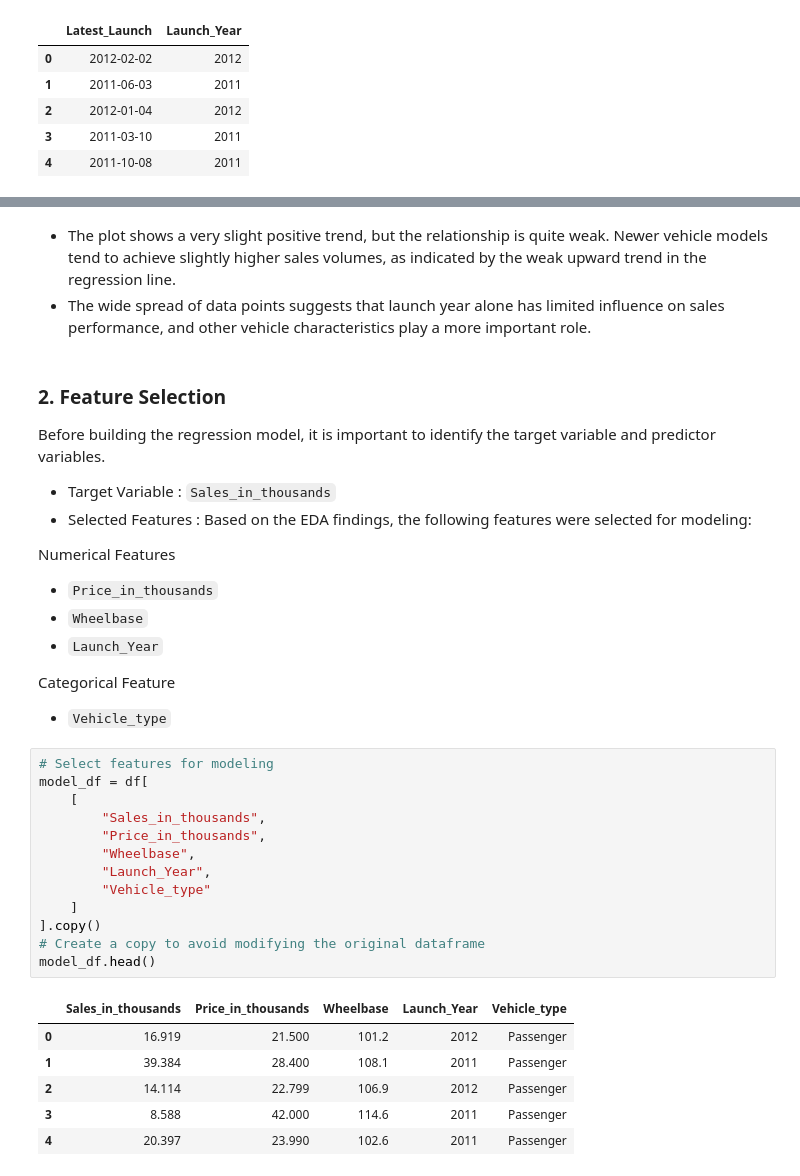
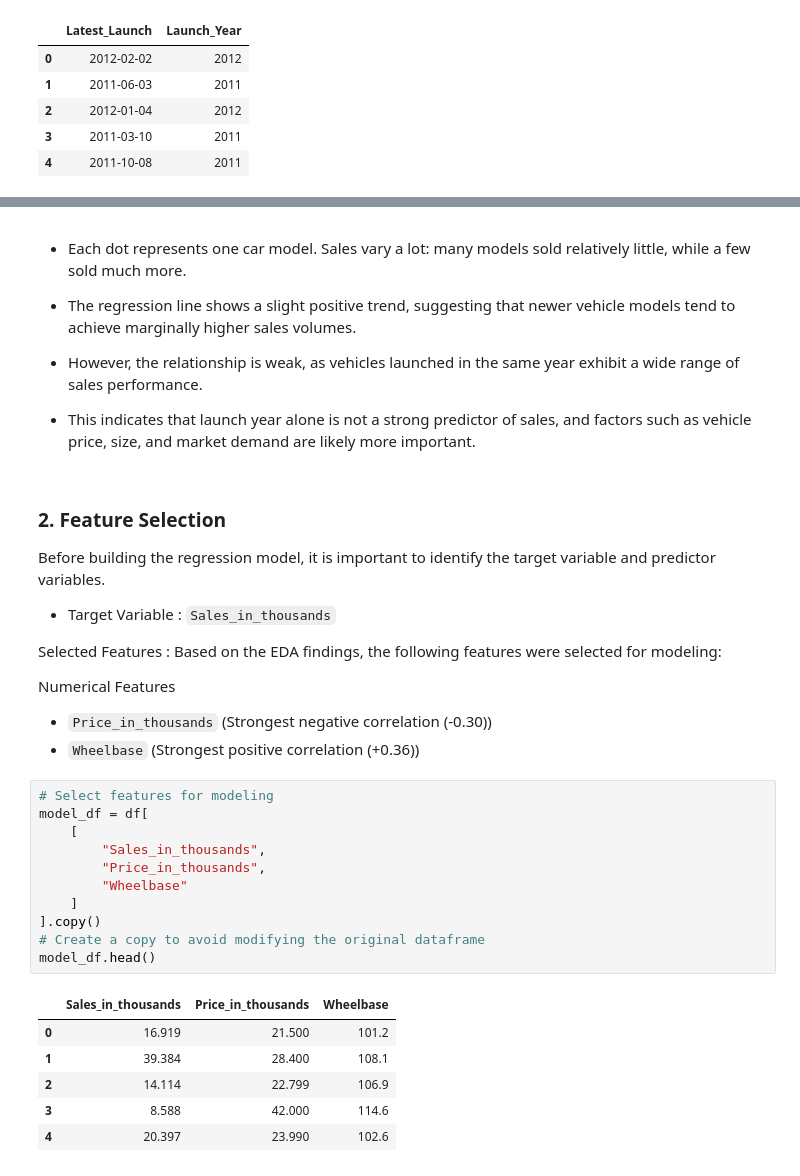
Before and after one commit to nnitika25-png/Car_sales, a Jupyter notebook: notebooks/04_Modeling_and_Insights.ipynb, the cells around one changed output, grey strips where cells are left out. Saved outputs shown, nothing was run; the diff lists cells and outputs as text.

Commit message:
Modelling file update

```diff
--- a/notebooks/04_Modeling_and_Insights.ipynb
+++ b/notebooks/04_Modeling_and_Insights.ipynb
@@ -70,38 +97,38 @@ plt.show()
 # %% [markdown]
-- The plot shows a very slight positive trend, but the relationship is quite weak. Newer vehicle models tend to achieve slightly higher sales volumes, as indicated by the weak upward trend in the regression line.
-- The wide spread of data points suggests that launch year alone has limited influence on sales performance, and other vehicle characteristics play a more important role.
+- Each dot represents one car model. Sales vary a lot: many models sold relatively little, while a few sold much more.
+
+- The regression line shows a slight positive trend, suggesting that newer vehicle models tend to achieve marginally higher sales volumes.
+
+- However, the relationship is weak, as vehicles launched in the same year exhibit a wide range of sales performance.
+
+- This indicates that launch year alone is not a strong predictor of sales, and factors such as vehicle price, size, and market demand are likely more important.
 # %% [markdown]
 ### 2. Feature Selection
 Before building the regression model, it is important to identify the target variable and predictor variables.
 
 - Target Variable : `Sales_in_thousands`
-- Selected Features : Based on the EDA findings, the following features were selected for modeling:
+
+Selected Features : Based on the EDA findings, the following features were selected for modeling:
 
 Numerical Features
-- `Price_in_thousands`
-- `Wheelbase`
-- `Launch_Year`
-
-Categorical Feature
-- `Vehicle_type`
+- `Price_in_thousands`    (Strongest negative correlation (-0.30))
+- `Wheelbase`             (Strongest positive correlation (+0.36))
 # %%
 # Select features for modeling
 model_df = df[
     [
         "Sales_in_thousands",
         "Price_in_thousands",
-        "Wheelbase",
-        "Launch_Year",
-        "Vehicle_type"
+        "Wheelbase"
     ]
 ].copy()
 # Create a copy to avoid modifying the original dataframe
 model_df.head()
 # %% [output]
-|  | Sales_in_thousands | Price_in_thousands | Wheelbase | Launch_Year | Vehicle_type |
-| 0 | 16.919 | 21.500 | 101.2 | 2012 | Passenger |
-| 1 | 39.384 | 28.400 | 108.1 | 2011 | Passenger |
-| 2 | 14.114 | 22.799 | 106.9 | 2012 | Passenger |
-| 3 | 8.588 | 42.000 | 114.6 | 2011 | Passenger |
-| 4 | 20.397 | 23.990 | 102.6 | 2011 | Passenger |
+|  | Sales_in_thousands | Price_in_thousands | Wheelbase |
+| 0 | 16.919 | 21.500 | 101.2 |
+| 1 | 39.384 | 28.400 | 108.1 |
+| 2 | 14.114 | 22.799 | 106.9 |
+| 3 | 8.588 | 42.000 | 114.6 |
+| 4 | 20.397 | 23.990 | 102.6 |
 # %% [markdown]
```
Also changed, not shown: parts of 12 cells of this notebook, 2 other files.
